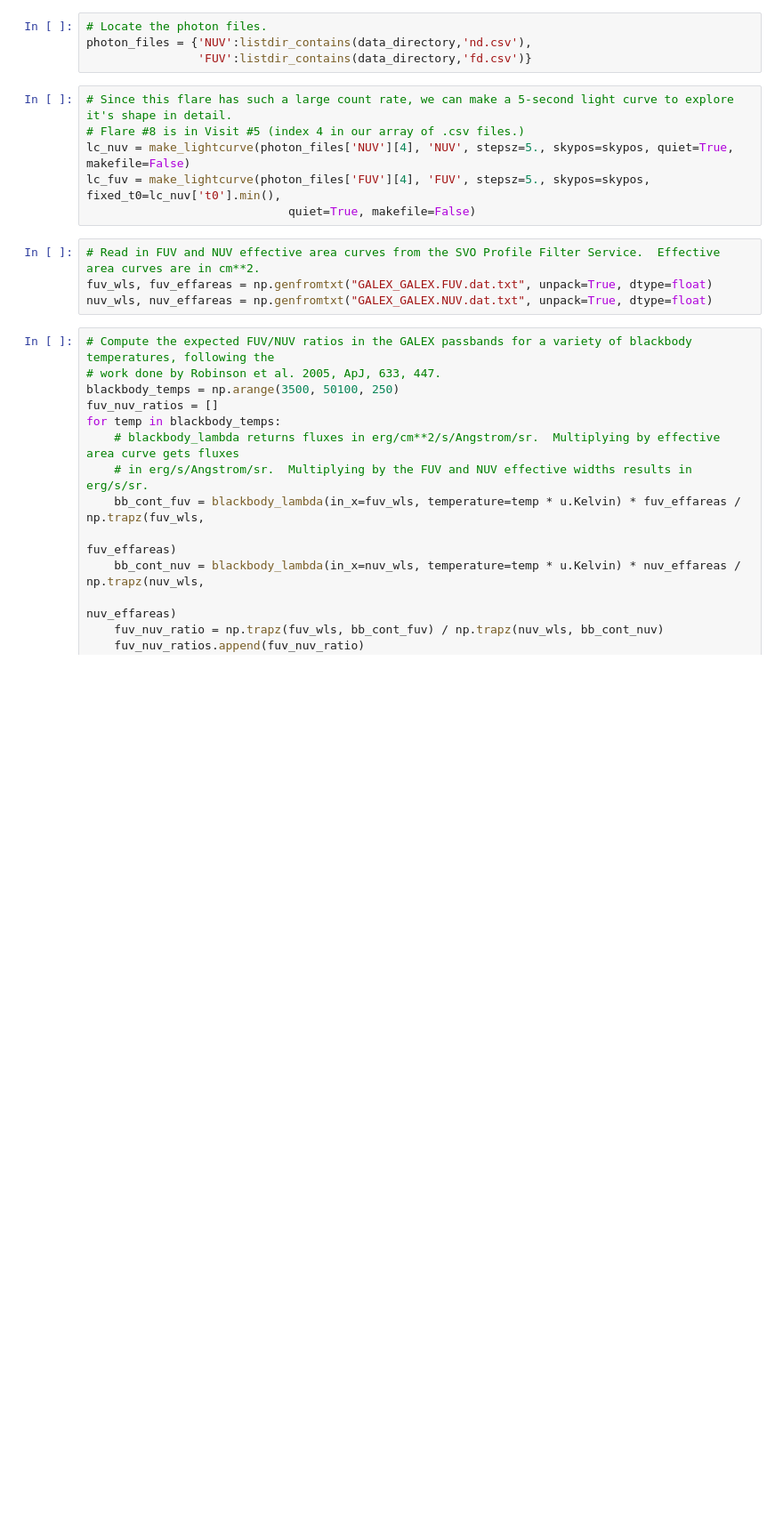
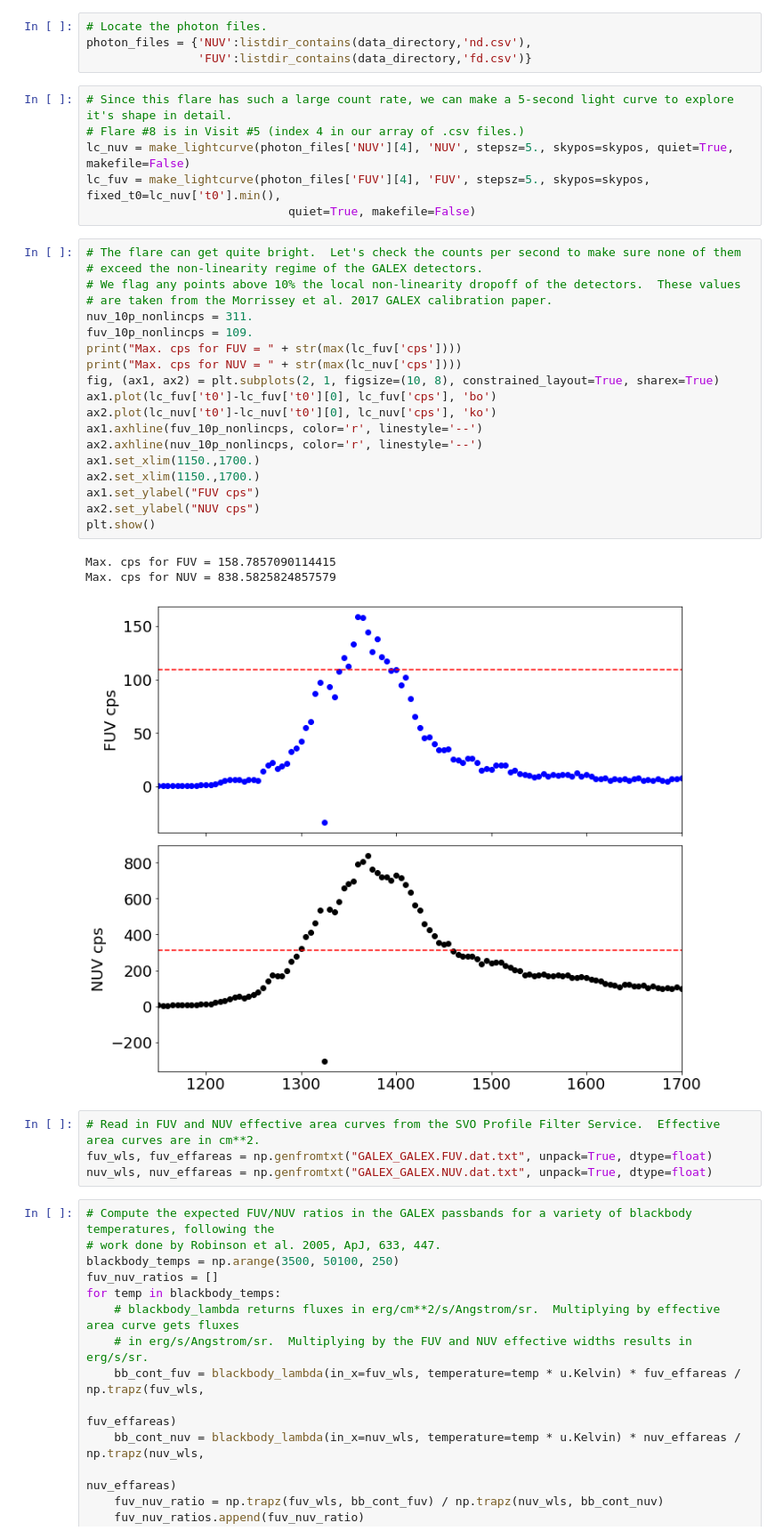
Before and after one commit to MillionConcepts/gfcat_gj65, a Jupyter notebook: src/uvceti/05-flare8_colordiff_analysis.ipynb, the cells around one changed output. Shown at 89% size. Cells and saved outputs as stored; diff of their text form; blank space fills up the shorter version.

Commit message:
added quick plot of cps compared to non-linearity rate, need to address this in notebook and paper

```diff
--- a/src/uvceti/05-flare8_colordiff_analysis.ipynb
+++ b/src/uvceti/05-flare8_colordiff_analysis.ipynb
@@ -37,6 +37,29 @@ photon_files = {'NUV':listdir_contains(data_directory,'nd.csv'),
 lc_nuv = make_lightcurve(photon_files['NUV'][4], 'NUV', stepsz=5., skypos=skypos, quiet=True, makefile=False)
 lc_fuv = make_lightcurve(photon_files['FUV'][4], 'FUV', stepsz=5., skypos=skypos, fixed_t0=lc_nuv['t0'].min(),
                              quiet=True, makefile=False)
+# %%
+# The flare can get quite bright.  Let's check the counts per second to make sure none of them
+# exceed the non-linearity regime of the GALEX detectors.
+# We flag any points above 10% the local non-linearity dropoff of the detectors.  These values
+# are taken from the Morrissey et al. 2017 GALEX calibration paper.
+nuv_10p_nonlincps = 311.
+fuv_10p_nonlincps = 109.
+print("Max. cps for FUV = " + str(max(lc_fuv['cps'])))
+print("Max. cps for NUV = " + str(max(lc_nuv['cps'])))
+fig, (ax1, ax2) = plt.subplots(2, 1, figsize=(10, 8), constrained_layout=True, sharex=True)
+ax1.plot(lc_fuv['t0']-lc_fuv['t0'][0], lc_fuv['cps'], 'bo')
+ax2.plot(lc_nuv['t0']-lc_nuv['t0'][0], lc_nuv['cps'], 'ko')
+ax1.axhline(fuv_10p_nonlincps, color='r', linestyle='--')
+ax2.axhline(nuv_10p_nonlincps, color='r', linestyle='--')
+ax1.set_xlim(1150.,1700.)
+ax2.set_xlim(1150.,1700.)
+ax1.set_ylabel("FUV cps")
+ax2.set_ylabel("NUV cps")
+plt.show()
+# %% [output]
+Max. cps for FUV = 158.7857090114415
+Max. cps for NUV = 838.5825824857579
+[figure, added]
 # %%
 # Read in FUV and NUV effective area curves from the SVO Profile Filter Service.  Effective area curves are in cm**2.
 fuv_wls, fuv_effareas = np.genfromtxt("GALEX_GALEX.FUV.dat.txt", unpack=True, dtype=float)
```
Also changed, not shown: parts of 1 cell of this notebook.
